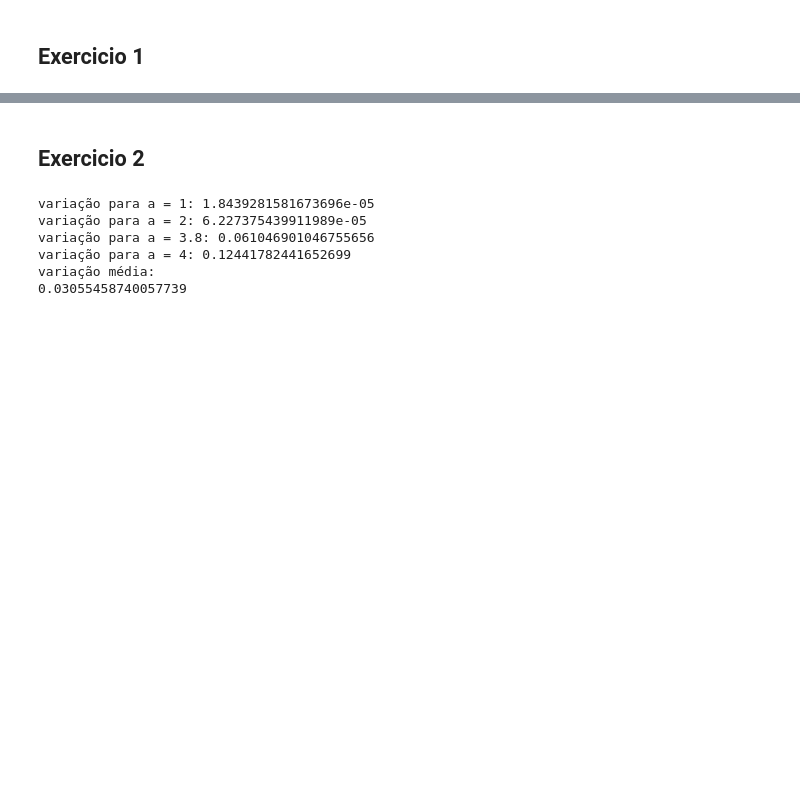
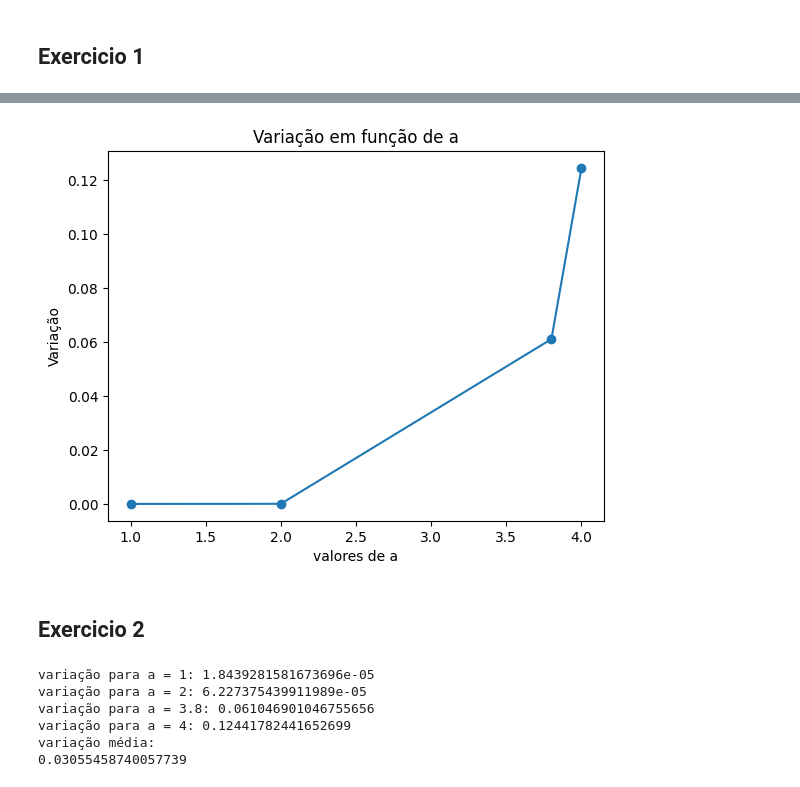
Before and after one commit to caueSordi/exercicios, a Jupyter notebook: Lista_1.ipynb, the cells around one changed output, grey strips where cells are left out. Cells and saved outputs as stored; diff of their text form; code cells hidden in the pictures; blank space fills up the shorter version.

```diff
--- a/Lista_1.ipynb
+++ b/Lista_1.ipynb
@@ -49,3 +53,45 @@ Time: 2.5778262615203857
+# %%
+import numpy as np
+import matplotlib.pyplot as plt
+
+# Valores iniciais
+initial_x = 0.1
+n_vai = 5000
+
+# Valores A
+a_values = [1, 2, 3.8, 4]
+
+# Variações
+variances = []
+
+# Iterar sobre os valores de a
+for a in a_values:
+  # Inicializar x
+  x = np.zeros(n_vai)
+  x[0] = initial_x
+
+  # Calcular os valores de x
+  for i in range(1, n_vai):
+    x[i] = a * x[i-1] * (1 - x[i-1])
+
+  # faz a variação
+  variance = np.var(x)
+
+  #salva
+  variances.append(variance)
+
+# Plotar variações em função de a_values
+plt.plot(a_values, variances, 'o-', linestyle='-')
+
+# Adicionar título e rótulos
+plt.title("Variação em função de a")
+plt.xlabel("valores de a")
+plt.ylabel("Variação")
+
+# Mostrar o gráfico
+plt.show()
+# %% [output]
+[figure, added]
 # %% [markdown]
 ## Exercicio 2
 # %%
```
Also changed, not shown: parts of 5 cells of this notebook.
